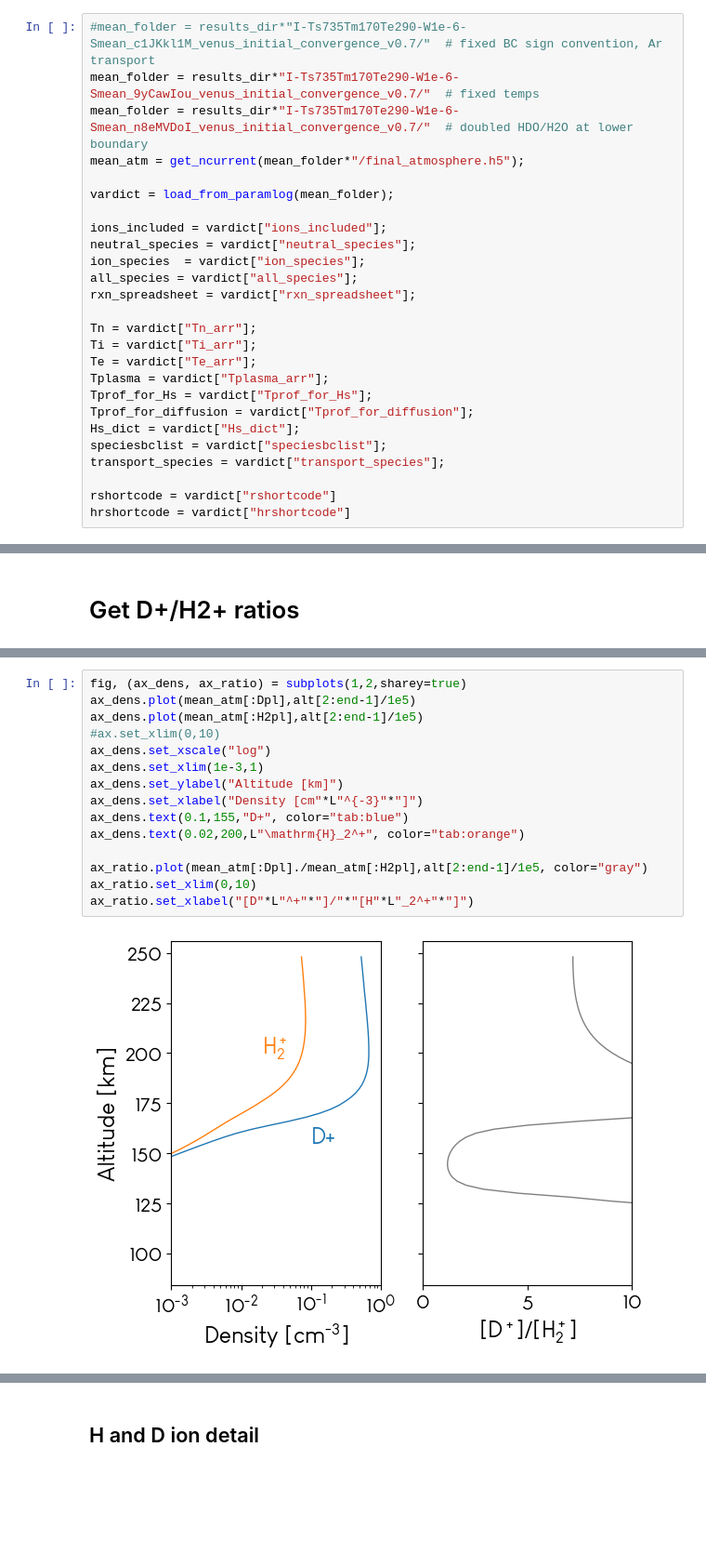
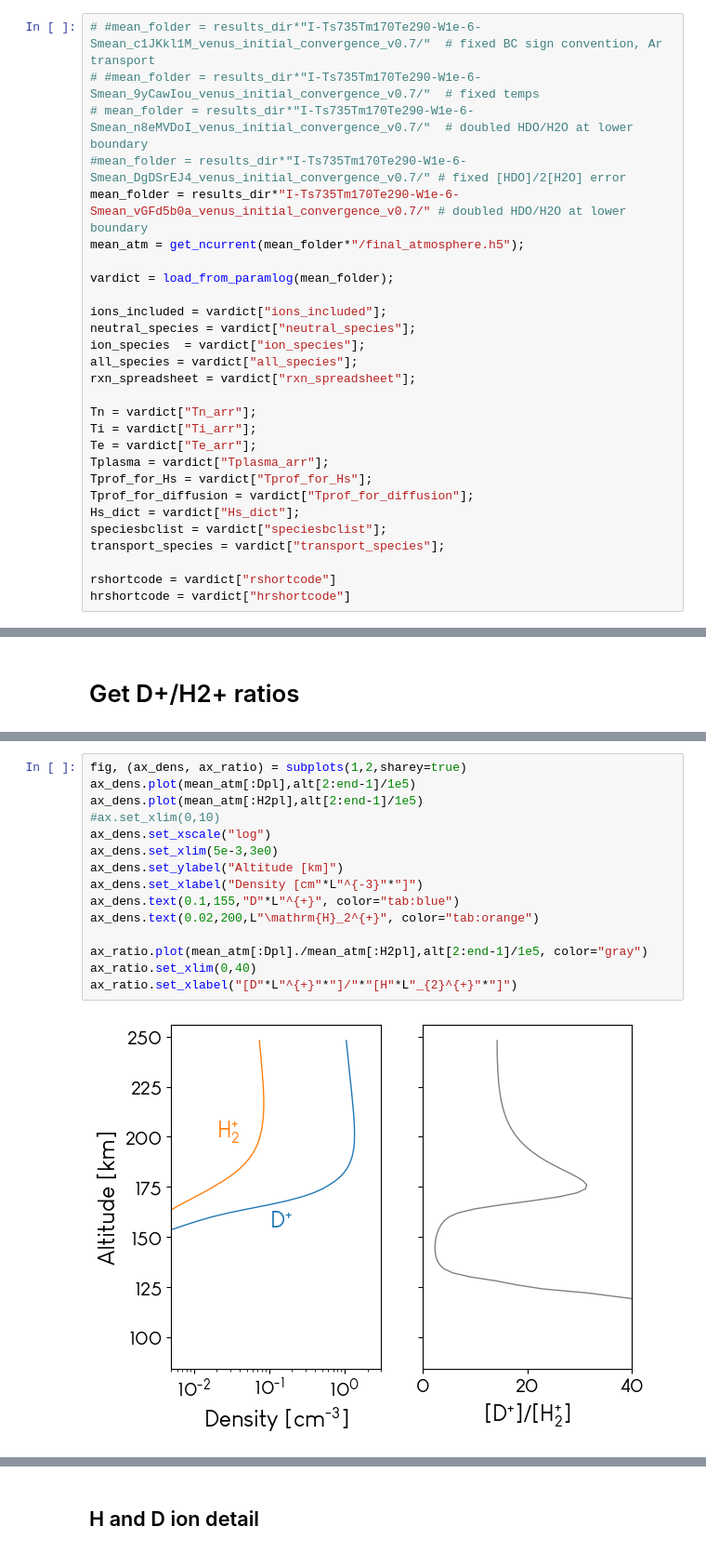
Before and after one commit to emcangi/VenusPhotochemistry, a Jupyter notebook: ! Venus Results.ipynb, the cells around one changed output, grey strips where cells are left out. Shown at 93% size. Drawn from its saved outputs; the diff is of its cells as text; blank space fills up the shorter version.

```diff
--- a/! Venus Results.ipynb
+++ b/! Venus Results.ipynb
@@ -128,9 +128,11 @@ all_result_plot_folder = "$(@__DIR__)/../Results/FirstLook_Plots/"
 # %% [output]
 "/home/mike/Documents/Proposals/2023_Venus_H/ion_model/VenusPhotochemistry/../Results/FirstLook_Plots/"
 # %%
-#mean_folder = results_dir*"I-Ts735Tm170Te290-W1e-6-Smean_c1JKkl1M_venus_initial_convergence_v0.7/"  # fixed BC sign convention, Ar transport
-mean_folder = results_dir*"I-Ts735Tm170Te290-W1e-6-Smean_9yCawIou_venus_initial_convergence_v0.7/"  # fixed temps
-mean_folder = results_dir*"I-Ts735Tm170Te290-W1e-6-Smean_n8eMVDoI_venus_initial_convergence_v0.7/"  # doubled HDO/H2O at lower boundary
+# #mean_folder = results_dir*"I-Ts735Tm170Te290-W1e-6-Smean_c1JKkl1M_venus_initial_convergence_v0.7/"  # fixed BC sign convention, Ar transport
+# #mean_folder = results_dir*"I-Ts735Tm170Te290-W1e-6-Smean_9yCawIou_venus_initial_convergence_v0.7/"  # fixed temps
+# mean_folder = results_dir*"I-Ts735Tm170Te290-W1e-6-Smean_n8eMVDoI_venus_initial_convergence_v0.7/"  # doubled HDO/H2O at lower boundary
+#mean_folder = results_dir*"I-Ts735Tm170Te290-W1e-6-Smean_DgDSrEJ4_venus_initial_convergence_v0.7/" # fixed [HDO]/2[H2O] error
+mean_folder = results_dir*"I-Ts735Tm170Te290-W1e-6-Smean_vGFd5b0a_venus_initial_convergence_v0.7/" # doubled HDO/H2O at lower boundary
 mean_atm = get_ncurrent(mean_folder*"/final_atmosphere.h5");
 
 vardict = load_from_paramlog(mean_folder);
@@ -569,17 +635,17 @@ ax.set_xlim(0,10)
 # %%
 fig, (ax_dens, ax_ratio) = subplots(1,2,sharey=true)
 ax_dens.plot(mean_atm[:Dpl],alt[2:end-1]/1e5)
 ax_dens.plot(mean_atm[:H2pl],alt[2:end-1]/1e5)
 #ax.set_xlim(0,10)
 ax_dens.set_xscale("log")
-ax_dens.set_xlim(1e-3,1)
+ax_dens.set_xlim(5e-3,3e0)
 ax_dens.set_ylabel("Altitude [km]")
 ax_dens.set_xlabel("Density [cm"*L"^{-3}"*"]")
-ax_dens.text(0.1,155,"D+", color="tab:blue")
-ax_dens.text(0.02,200,L"\mathrm{H}_2^+", color="tab:orange")
+ax_dens.text(0.1,155,"D"*L"^{+}", color="tab:blue")
+ax_dens.text(0.02,200,L"\mathrm{H}_2^{+}", color="tab:orange")
 
 ax_ratio.plot(mean_atm[:Dpl]./mean_atm[:H2pl],alt[2:end-1]/1e5, color="gray")
-ax_ratio.set_xlim(0,10)
-ax_ratio.set_xlabel("[D"*L"^+"*"]/"*"[H"*L"_2^+"*"]")
+ax_ratio.set_xlim(0,40)
+ax_ratio.set_xlabel("[D"*L"^{+}"*"]/"*"[H"*L"_{2}^{+}"*"]")
 # %% [output]
-[figure, old version]
+[figure, new version]
```
Also changed, not shown: parts of 47 cells of this notebook.
